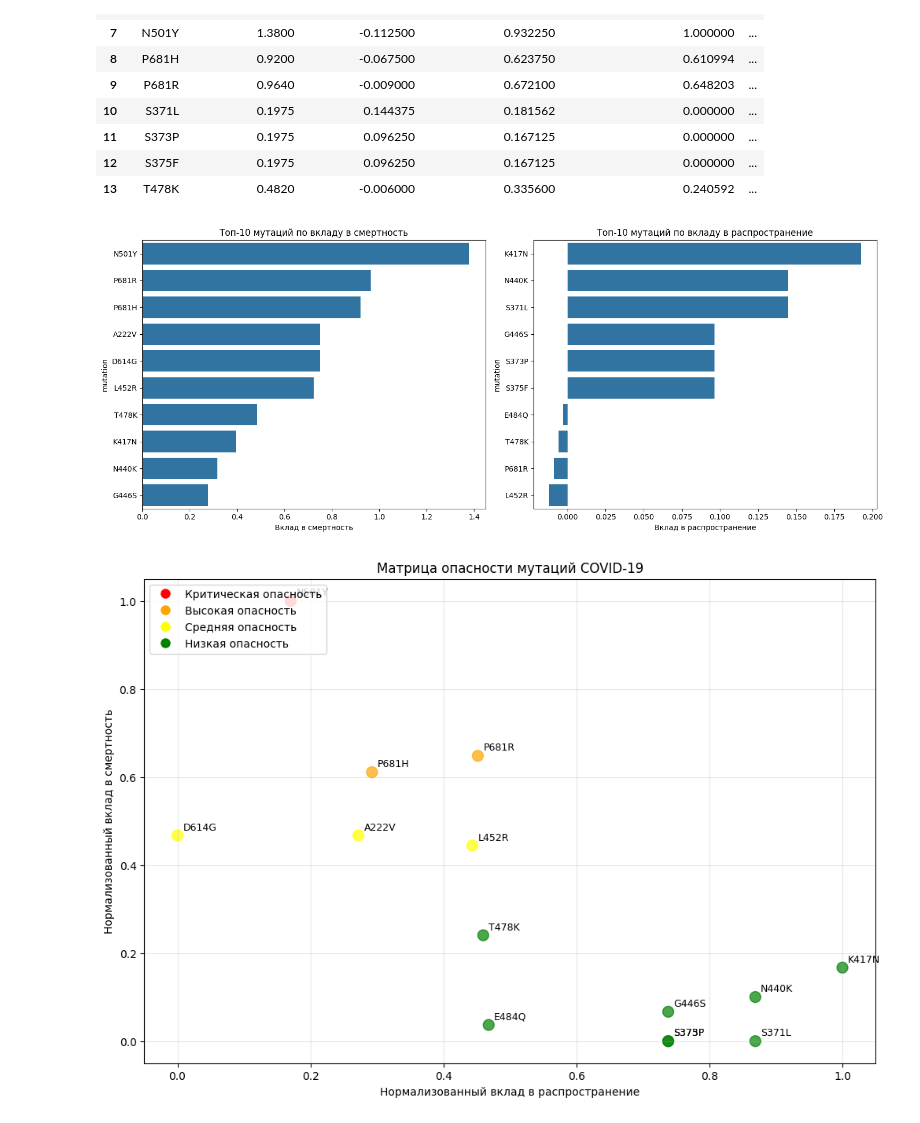
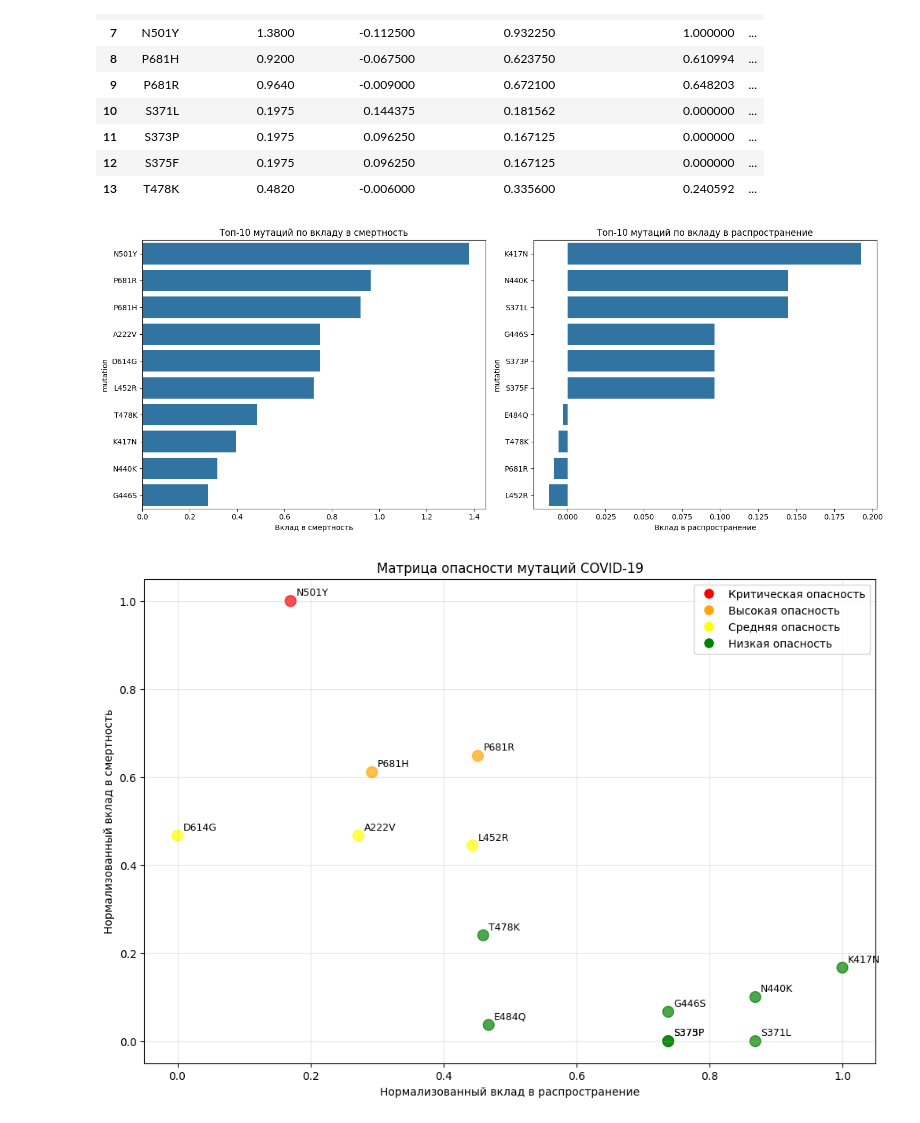
Before and after one commit to JesseHeisenberg/covid_19_statistic, a Jupyter notebook: main (2).ipynb, the cells around one changed output. Cells and saved outputs as stored; diff of their text form; code cells hidden in the pictures.

Commit message:
Финальная версия по Москве + мутации

```diff
--- a/main (2).ipynb
+++ b/main (2).ipynb
@@ -810,6 +815,10 @@ mutation_impact = {
 }
 # %%
 def calculate_mutation_contributions(stamps_coefficients, mutation_impact):
+    """
+    Вычисление абсолютного вклада каждой мутации в изменение смертности и заболеваемости
+    относительно базового штамма Hu-1.
+    """
     contributions = []
 
     for stamp in mutation_impact.keys():
@@ -866,7 +875,14 @@ mutation_contributions
 | 13 | Hu-1 D614G | A222V | 0.7500 | -0.075000 | 0.502500 |
 # %%
 def create_mutation_danger_assessment(mutation_contributions):
-    # Агрегируем по мутациям (если мутация встречается в нескольких штаммах)
+    """
+    Преобразование данных о вкладе мутаций в унифицированную систему оценки по мутациям:
+      - Нормализованные показатели (от 0 до 1)
+      - Категорию опасности
+      - Возможность сравнения между собой
+    """
+
+    # Агрегация по мутациям (если мутация встречается в нескольких штаммах)
     mutation_danger = mutation_contributions.groupby('mutation').agg({
         'death_contribution': 'mean',
         'spread_contribution': 'mean',
@@ -913,19 +929,14 @@ mutation_danger
 | 12 | S375F | 0.1975 | 0.096250 | 0.167125 | 0.000000 | ... |
 | 13 | T478K | 0.4820 | -0.006000 | 0.335600 | 0.240592 | ... |
 # %%
-import matplotlib.pyplot as plt
-import seaborn as sns
-
 def visualize_mutation_impact(mutation_danger):
     fig, (ax1, ax2) = plt.subplots(1, 2, figsize=(15, 6))
 
-    # График вклада в смертность
     death_data = mutation_danger.nlargest(10, 'death_contribution')
     sns.barplot(data=death_data, x='death_contribution', y='mutation', ax=ax1)
     ax1.set_title('Топ-10 мутаций по вкладу в смертность')
     ax1.set_xlabel('Вклад в смертность')
 
-    # График вклада в распространение
     spread_data = mutation_danger.nlargest(10, 'spread_contribution')
     sns.barplot(data=spread_data, x='spread_contribution', y='mutation', ax=ax2)
     ax2.set_title('Топ-10 мутаций по вкладу в распространение')
@@ -934,7 +945,6 @@ def visualize_mutation_impact(mutation_danger):
     plt.tight_layout()
     plt.show()
 
-# Визуализация матрицы опасности
 def create_danger_matrix(mutation_danger):
     pivot_data = mutation_danger[['mutation', 'death_contribution_normalized',
                                 'spread_contribution_normalized', 'danger_category']]
@@ -946,35 +956,32 @@ def create_danger_matrix(mutation_danger):
         pivot_data['death_contribution_normalized'],
         c=[{'НИЗКАЯ ОПАСНОСТЬ': 'green', 'СРЕДНЯЯ ОПАСНОСТЬ': 'yellow',
             'ВЫСОКАЯ ОПАСНОСТЬ': 'orange', 'КРИТИЧЕСКАЯ ОПАСНОСТЬ': 'red'}[cat]
            for cat in pivot_data['danger_category']],
         s=100, alpha=0.7
     )
 
     for i, row in pivot_data.iterrows():
         plt.annotate(row['mutation'],
                     (row['spread_contribution_normalized'], row['death_contribution_normalized']),
                     xytext=(5, 5), textcoords='offset points', fontsize=9)
 
     plt.xlabel('Нормализованный вклад в распространение')
     plt.ylabel('Нормализованный вклад в смертность')
     plt.title('Матрица опасности мутаций COVID-19')
     plt.grid(True, alpha=0.3)
 
-    # Легенда
-    from matplotlib.lines import Line2D
     legend_elements = [
         Line2D([0], [0], marker='o', color='w', markerfacecolor='red', markersize=10, label='Критическая опасность'),
         Line2D([0], [0], marker='o', color='w', markerfacecolor='orange', markersize=10, label='Высокая опасность'),
         Line2D([0], [0], marker='o', color='w', markerfacecolor='yellow', markersize=10, label='Средняя опасность'),
         Line2D([0], [0], marker='o', color='w', markerfacecolor='green', markersize=10, label='Низкая опасность')
     ]
-    plt.legend(handles=legend_elements, loc='upper left')
+    plt.legend(handles=legend_elements, loc='upper right')
 
     plt.show()
 
-# Запуск визуализации
 visualize_mutation_impact(mutation_danger)
 create_danger_matrix(mutation_danger)
 # %% [output]
 [figure]
-[figure, old version]
+[figure, new version]
```
Also changed, not shown: parts of 2 cells of this notebook.
